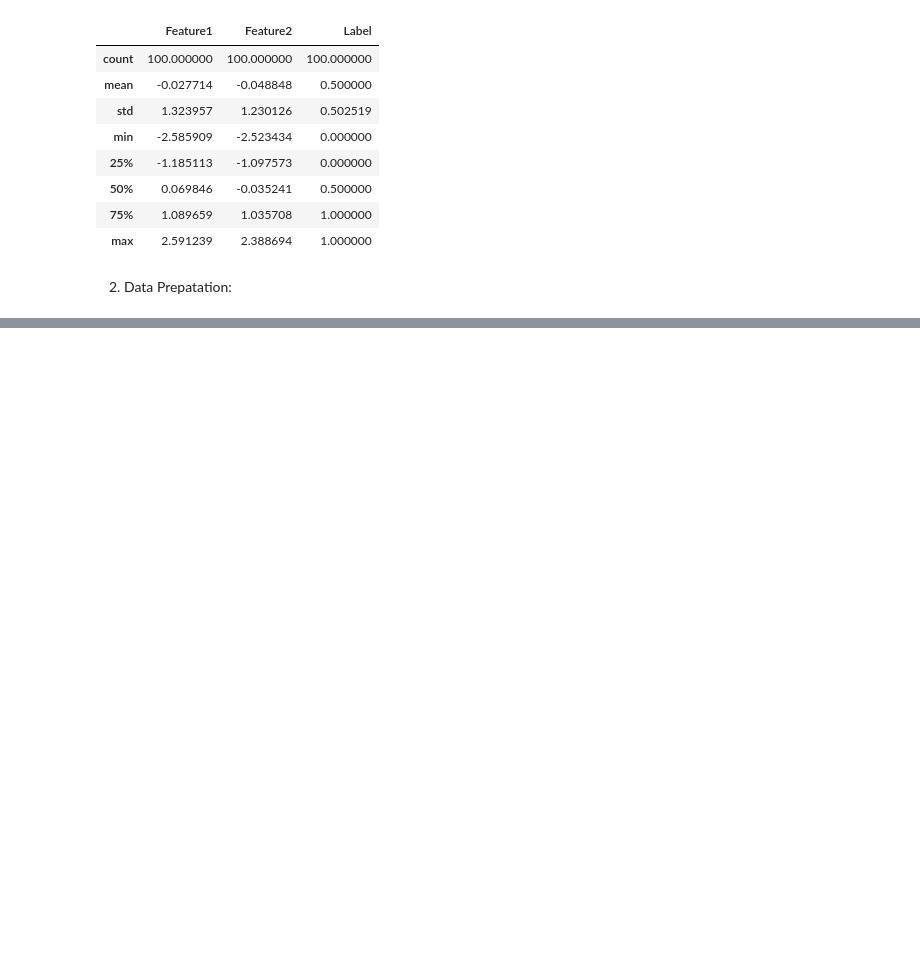
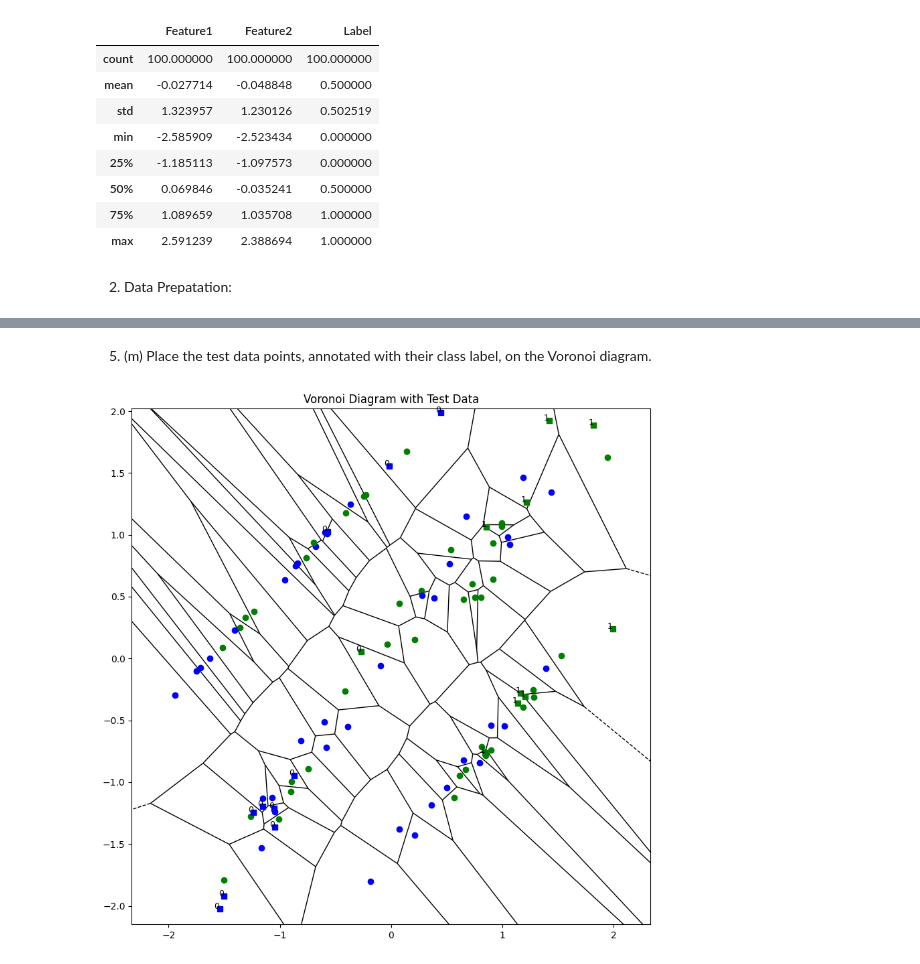
Before and after one commit to Khurdhula-Harshavardhan/Machine-Learning-Classification-Task, a Jupyter notebook: Part I/solution.ipynb, the cells around one changed output, grey strips where cells are left out. Saved outputs shown, nothing was run; the diff lists cells and outputs as text; code cells hidden in the pictures; blank space fills up the shorter version.

```diff
--- a/Part I/solution.ipynb
+++ b/Part I/solution.ipynb
@@ -76,0 +221,25 @@ data.describe()
+# %% [markdown]
+5. (m) Place the test data points, annotated with their class label, on the Voronoi diagram.
+# %%
+# 5. m.
+vor = Voronoi(X_train)
+fig, ax = plt.subplots(figsize=(10, 10))
+voronoi_plot_2d(vor, ax=ax, show_vertices=False, show_points=True)
+
+for i, point in enumerate(X_train):
+    if data['Label'][i] == 0:
+        ax.plot(point[0], point[1], 'o', color='blue')
+    else:
+        ax.plot(point[0], point[1], 'o', color='green')
+for i, point in enumerate(X_test):
+    if predictions[i] == 0:
+        ax.plot(point[0], point[1], 's', color='blue')
+        ax.annotate(str(y_test.iloc[i]), (point[0], point[1]), fontsize=9, ha='right')
+    else:
+        ax.plot(point[0], point[1], 's', color='green')
+        ax.annotate(str(y_test.iloc[i]), (point[0], point[1]), fontsize=9, ha='right')
+
+plt.title('Voronoi Diagram with Test Data')
+plt.show()
+# %% [output]
+[figure, added]
```
Also changed, not shown: parts of 22 cells of this notebook.
